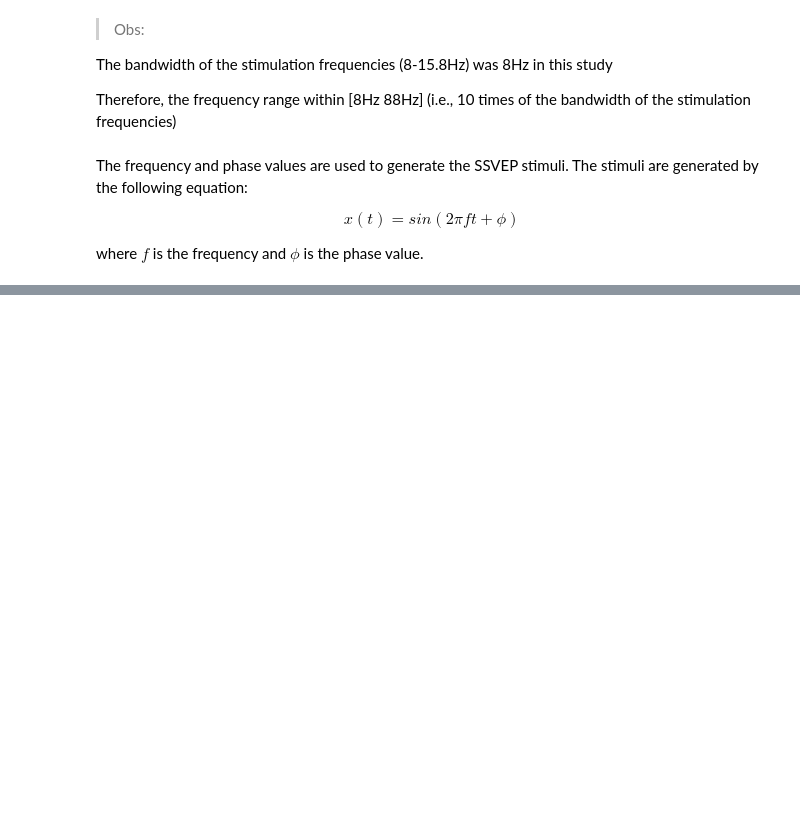
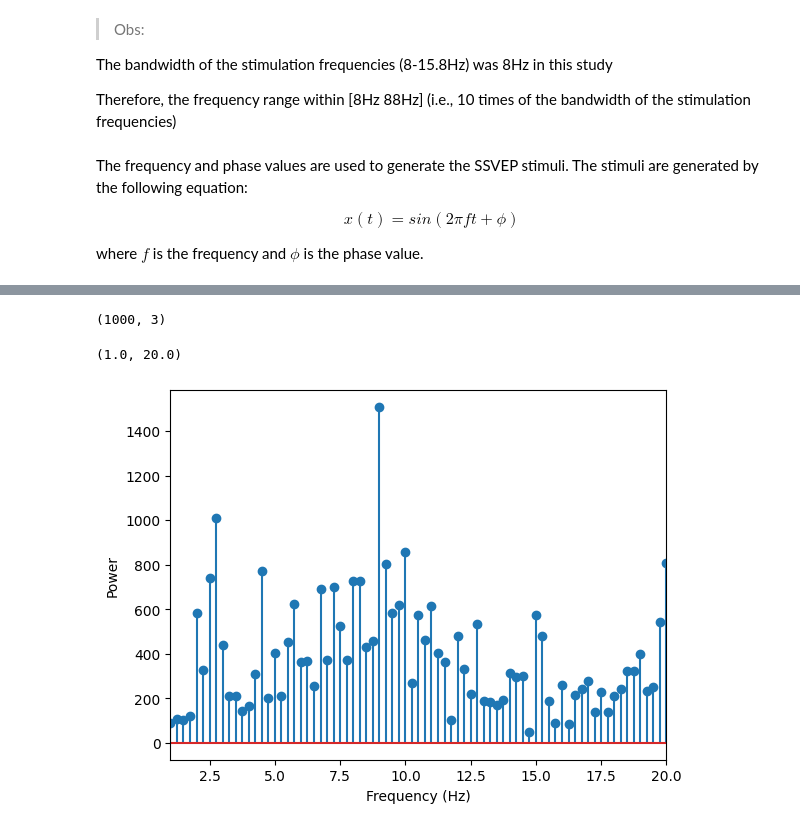
Before and after one commit to loaspra/stargan-ssvep, a Jupyter notebook: classif.ipynb, the cells around one changed output, grey strips where cells are left out. Cells and saved outputs as stored; diff of their text form; code cells hidden in the pictures; blank space fills up the shorter version.

```diff
--- a/classif.ipynb
+++ b/classif.ipynb
@@ -223,15 +229,20 @@ result: [0.12036422 0.6073563  0.1295371 ]
 # %%
-data = "expr/results/vanilla/reference_00.npy"
+data = r"data\staged\1\S18_5.npy"
 
 sample = np.load(data)
-x = sample[0, :]
+print(sample.shape)
+x = sample[:, 1]
 # plot the power spectrum
 # transform to frequency domain, using the FFT algorithm (range of 0 - 20 Hz)
 fft = np.fft.fft(x)
 # calculate the frequencies
 freqs = np.fft.fftfreq(len(x)) * 250
 # plot the power spectrum
-plt.plot(freqs, abs(fft))
+plt.stem(freqs, abs(fft))
 plt.xlabel('Frequency (Hz)')
 plt.ylabel('Power')
 plt.xlim(1, 20)
+# %% [output]
+(1000, 3)
+(1.0, 20.0)
+[figure, added]
```
Also changed, not shown: parts of 2 cells of this notebook, 5 other files.
